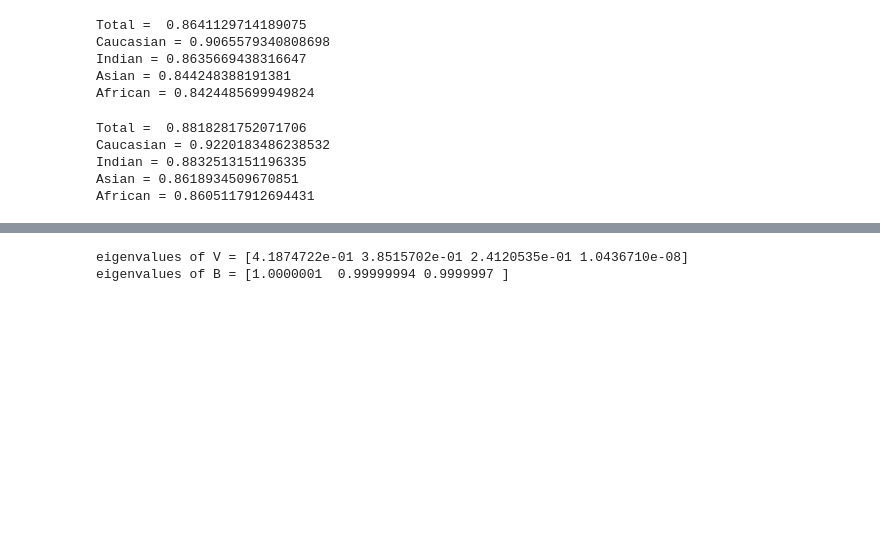
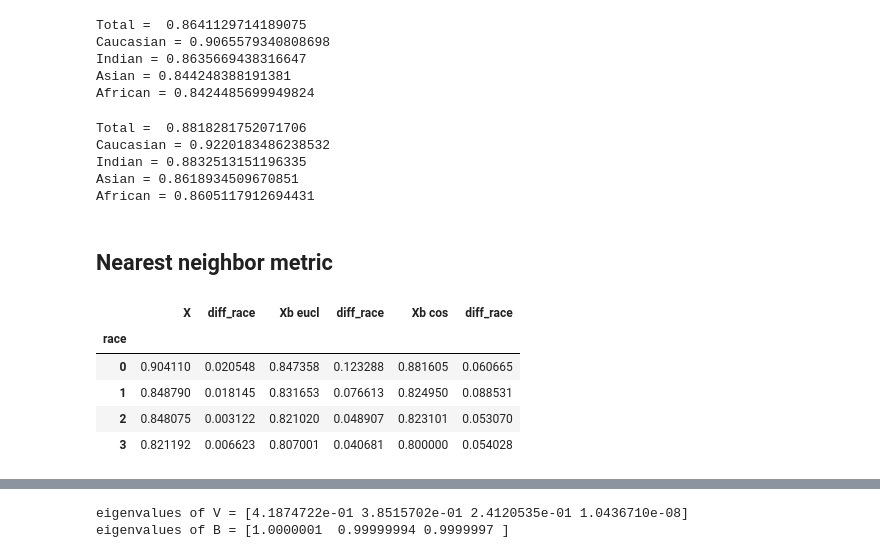
Before and after one commit to samuelwehrli/Face-Recognition-Bias, a Jupyter notebook: Paper section outline.ipynb, the cells around one changed output, grey strips where cells are left out. Drawn from its saved outputs; the diff is of its cells as text; code cells hidden in the pictures; blank space fills up the shorter version.

Commit message:
Added nearest neighbor metric

```diff
--- a/Paper section outline.ipynb
+++ b/Paper section outline.ipynb
@@ -274,3 +274,44 @@ Caucasian = 0.9220183486238532
 Indian = 0.8832513151196335
 Asian = 0.8618934509670851
 African = 0.8605117912694431
+# %% [markdown]
+## Nearest neighbor metric
+# %%
+from sklearn.neighbors import NearestNeighbors
+from sklearn.model_selection import train_test_split
+
+def nn_metric(X, race_label, id_label, sample_sel = None):
+    if sample_sel is None:
+        X2 = X
+        sample_sel = np.arange(X.shape[0])
+    else:
+        X2 = X[sample_sel]
+    nbrs = NearestNeighbors(n_neighbors=2, algorithm='ball_tree').fit(X)
+    indices = nbrs.kneighbors(X2,return_distance=False)
+    df = pd.DataFrame(indices, columns=['ind','nn_ind'])
+    df['race'] = race_label[indices[:,0]]
+    df['id'] = id_label[indices[:,0]]
+    df['nn_race'] = race_label[indices[:,1]]
+    df['nn_id'] = id_label[indices[:,1]]
+    df['same'] = df.id == df.nn_id
+    df['diff_race'] = df.race != df.nn_race
+    return df
+
+id_labels = hlp.H5Reader('senet50_128').read_pair_labels()
+id_labels = np.array([label[:-5] for label in id_labels])
+_, sel = train_test_split(np.arange(len(y)),test_size=0.10)
+# %%
+df1 = nn_metric(X, y, id_labels, sample_sel = sel)
+df2 = nn_metric(Xb, y, id_labels, sample_sel = sel)
+df3 = nn_metric(Xb/np.linalg.norm(Xb,axis=1,keepdims=True), y, id_labels, sample_sel = sel)
+# %%
+pd.concat([df1[['race','same','diff_race']].groupby('race').mean().rename(columns={'same':'X'}),
+           df2[['race','same','diff_race']].groupby('race').mean().rename(columns={'same':'Xb eucl'}),
+           df3[['race','same','diff_race']].groupby('race').mean().rename(columns={'same':'Xb cos'})],1)
+# %% [output]
+|  | X | diff_race | Xb eucl | diff_race | Xb cos | diff_race |
+| race |  |  |  |  |  |  |
+| 0 | 0.904110 | 0.020548 | 0.847358 | 0.123288 | 0.881605 | 0.060665 |
+| 1 | 0.848790 | 0.018145 | 0.831653 | 0.076613 | 0.824950 | 0.088531 |
+| 2 | 0.848075 | 0.003122 | 0.821020 | 0.048907 | 0.823101 | 0.053070 |
+| 3 | 0.821192 | 0.006623 | 0.807001 | 0.040681 | 0.800000 | 0.054028 |
```
Also changed, not shown: parts of 3 cells of this notebook, 2 other files.
